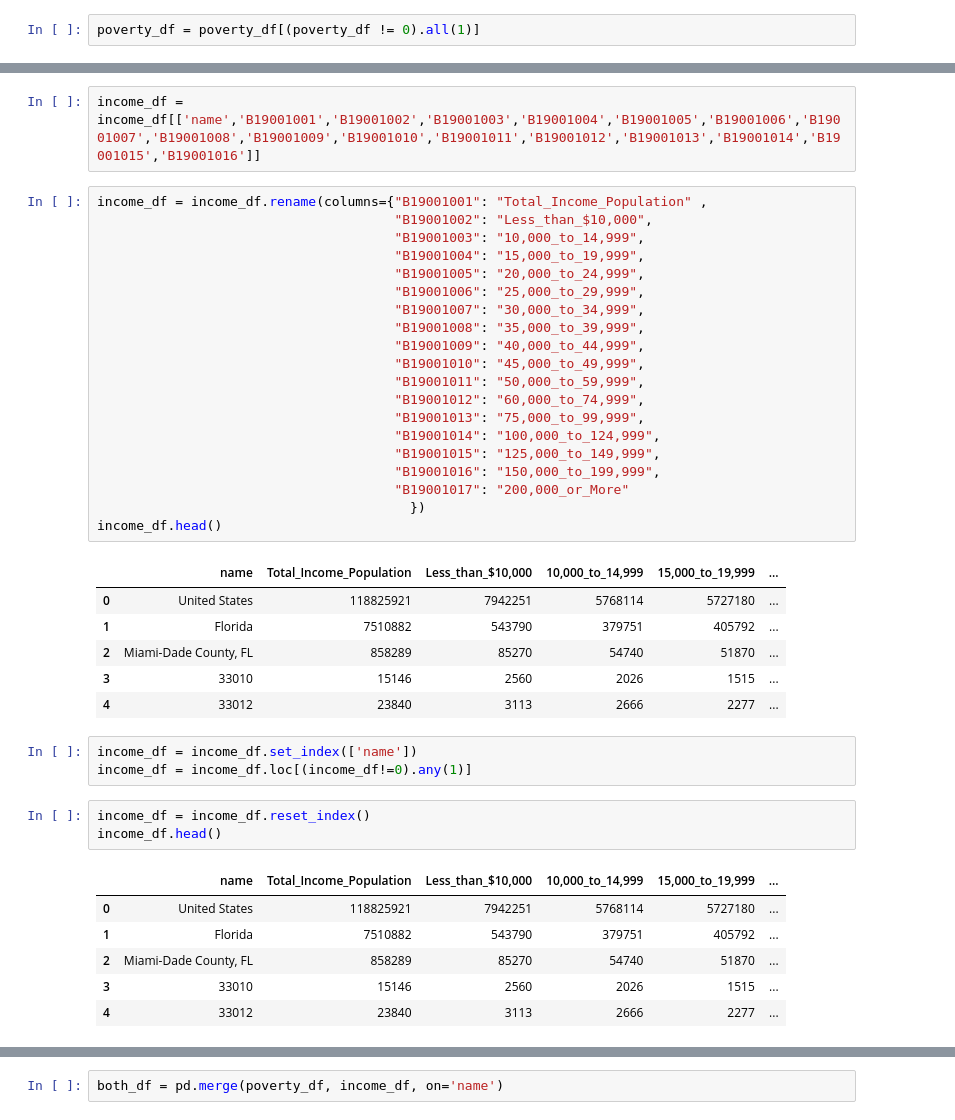
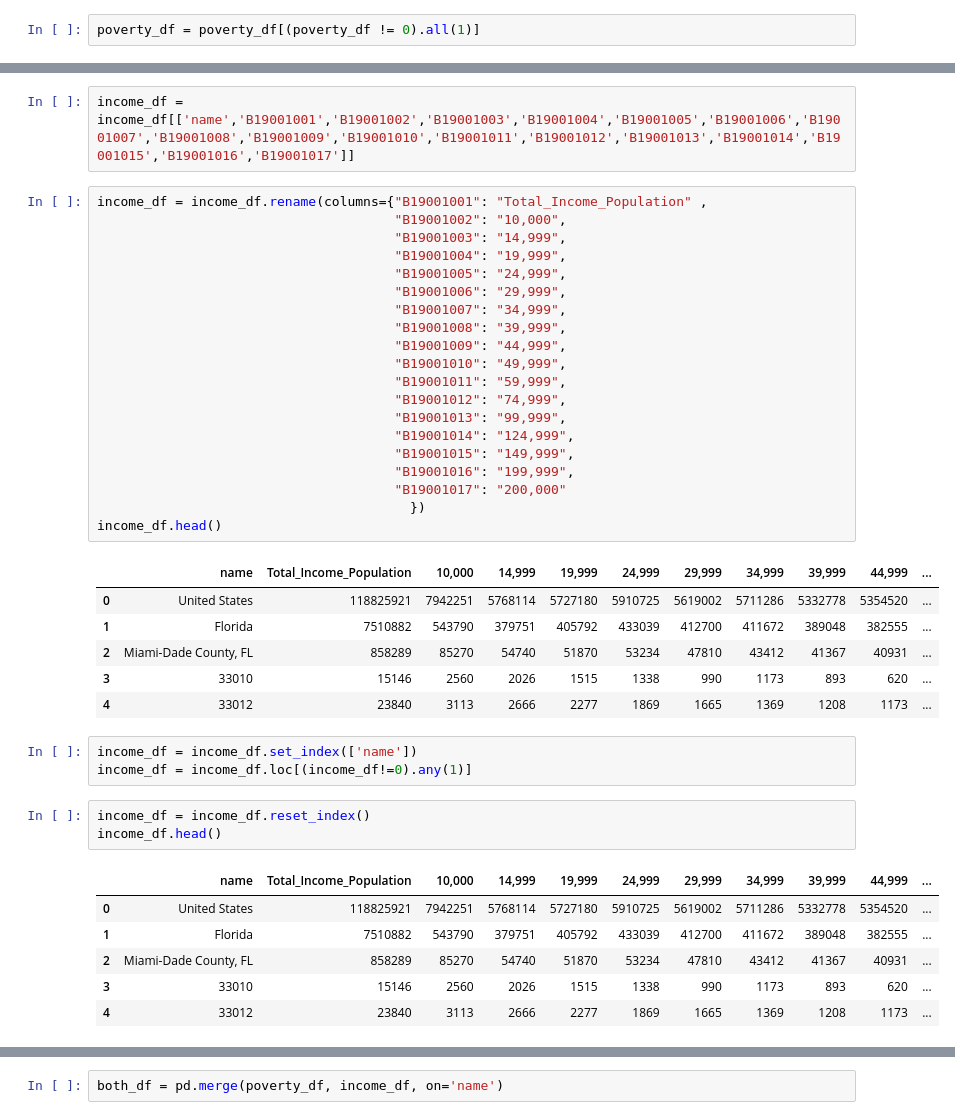
Before and after one commit to Gan001/dataviz-project-two, a Jupyter notebook: Census Income and Poverty to SQL.ipynb, the cells around one changed output, grey strips where cells are left out. Cells and saved outputs as stored; diff of their text form.

```diff
--- a/Census Income and Poverty to SQL.ipynb
+++ b/Census Income and Poverty to SQL.ipynb
@@ -90,32 +91,32 @@ poverty_df.head()
 # %%
-income_df = income_df[['name','B19001001','B19001002','B19001003','B19001004','B19001005','B19001006','B19001007','B19001008','B19001009','B19001010','B19001011','B19001012','B19001013','B19001014','B19001015','B19001016']]
+income_df = income_df[['name','B19001001','B19001002','B19001003','B19001004','B19001005','B19001006','B19001007','B19001008','B19001009','B19001010','B19001011','B19001012','B19001013','B19001014','B19001015','B19001016','B19001017']]
 # %%
 income_df = income_df.rename(columns={"B19001001": "Total_Income_Population" ,
-                                      "B19001002": "Less_than_$10,000",
-                                      "B19001003": "10,000_to_14,999",
-                                      "B19001004": "15,000_to_19,999",
-                                      "B19001005": "20,000_to_24,999",
-                                      "B19001006": "25,000_to_29,999",
-                                      "B19001007": "30,000_to_34,999",
-                                      "B19001008": "35,000_to_39,999",
-                                      "B19001009": "40,000_to_44,999",
-                                      "B19001010": "45,000_to_49,999",
-                                      "B19001011": "50,000_to_59,999",
-                                      "B19001012": "60,000_to_74,999",
-                                      "B19001013": "75,000_to_99,999",
-                                      "B19001014": "100,000_to_124,999",
-                                      "B19001015": "125,000_to_149,999",
-                                      "B19001016": "150,000_to_199,999",
-                                      "B19001017": "200,000_or_More"
+                                      "B19001002": "10,000",
+                                      "B19001003": "14,999",
+                                      "B19001004": "19,999",
+                                      "B19001005": "24,999",
+                                      "B19001006": "29,999",
+                                      "B19001007": "34,999",
+                                      "B19001008": "39,999",
+                                      "B19001009": "44,999",
+                                      "B19001010": "49,999",
+                                      "B19001011": "59,999",
+                                      "B19001012": "74,999",
+                                      "B19001013": "99,999",
+                                      "B19001014": "124,999",
+                                      "B19001015": "149,999",
+                                      "B19001016": "199,999",
+                                      "B19001017": "200,000"
                                         })
 income_df.head()
 # %% [output]
-|  | name | Total_Income_Population | Less_than_$10,000 | 10,000_to_14,999 | 15,000_to_19,999 | ... |
-| 0 | United States | 118825921 | 7942251 | 5768114 | 5727180 | ... |
-| 1 | Florida | 7510882 | 543790 | 379751 | 405792 | ... |
-| 2 | Miami-Dade County, FL | 858289 | 85270 | 54740 | 51870 | ... |
-| 3 | 33010 | 15146 | 2560 | 2026 | 1515 | ... |
-| 4 | 33012 | 23840 | 3113 | 2666 | 2277 | ... |
+|  | name | Total_Income_Population | 10,000 | 14,999 | 19,999 | 24,999 | 29,999 | 34,999 | 39,999 | 44,999 | ... |
+| 0 | United States | 118825921 | 7942251 | 5768114 | 5727180 | 5910725 | 5619002 | 5711286 | 5332778 | 5354520 | ... |
+| 1 | Florida | 7510882 | 543790 | 379751 | 405792 | 433039 | 412700 | 411672 | 389048 | 382555 | ... |
+| 2 | Miami-Dade County, FL | 858289 | 85270 | 54740 | 51870 | 53234 | 47810 | 43412 | 41367 | 40931 | ... |
+| 3 | 33010 | 15146 | 2560 | 2026 | 1515 | 1338 | 990 | 1173 | 893 | 620 | ... |
+| 4 | 33012 | 23840 | 3113 | 2666 | 2277 | 1869 | 1665 | 1369 | 1208 | 1173 | ... |
 # %%
 income_df = income_df.set_index(['name'])
 income_df = income_df.loc[(income_df!=0).any(1)]
@@ -123,12 +124,12 @@ income_df = income_df.loc[(income_df!=0).any(1)]
 income_df = income_df.reset_index()
 income_df.head()
 # %% [output]
-|  | name | Total_Income_Population | Less_than_$10,000 | 10,000_to_14,999 | 15,000_to_19,999 | ... |
-| 0 | United States | 118825921 | 7942251 | 5768114 | 5727180 | ... |
-| 1 | Florida | 7510882 | 543790 | 379751 | 405792 | ... |
-| 2 | Miami-Dade County, FL | 858289 | 85270 | 54740 | 51870 | ... |
-| 3 | 33010 | 15146 | 2560 | 2026 | 1515 | ... |
-| 4 | 33012 | 23840 | 3113 | 2666 | 2277 | ... |
+|  | name | Total_Income_Population | 10,000 | 14,999 | 19,999 | 24,999 | 29,999 | 34,999 | 39,999 | 44,999 | ... |
+| 0 | United States | 118825921 | 7942251 | 5768114 | 5727180 | 5910725 | 5619002 | 5711286 | 5332778 | 5354520 | ... |
+| 1 | Florida | 7510882 | 543790 | 379751 | 405792 | 433039 | 412700 | 411672 | 389048 | 382555 | ... |
+| 2 | Miami-Dade County, FL | 858289 | 85270 | 54740 | 51870 | 53234 | 47810 | 43412 | 41367 | 40931 | ... |
+| 3 | 33010 | 15146 | 2560 | 2026 | 1515 | 1338 | 990 | 1173 | 893 | 620 | ... |
+| 4 | 33012 | 23840 | 3113 | 2666 | 2277 | 1869 | 1665 | 1369 | 1208 | 1173 | ... |
 # %%
 income_df = income_df.drop([0,1], axis = 0)
 income_df.head()
```
Also changed, not shown: parts of 16 cells of this notebook, 3 other files.
